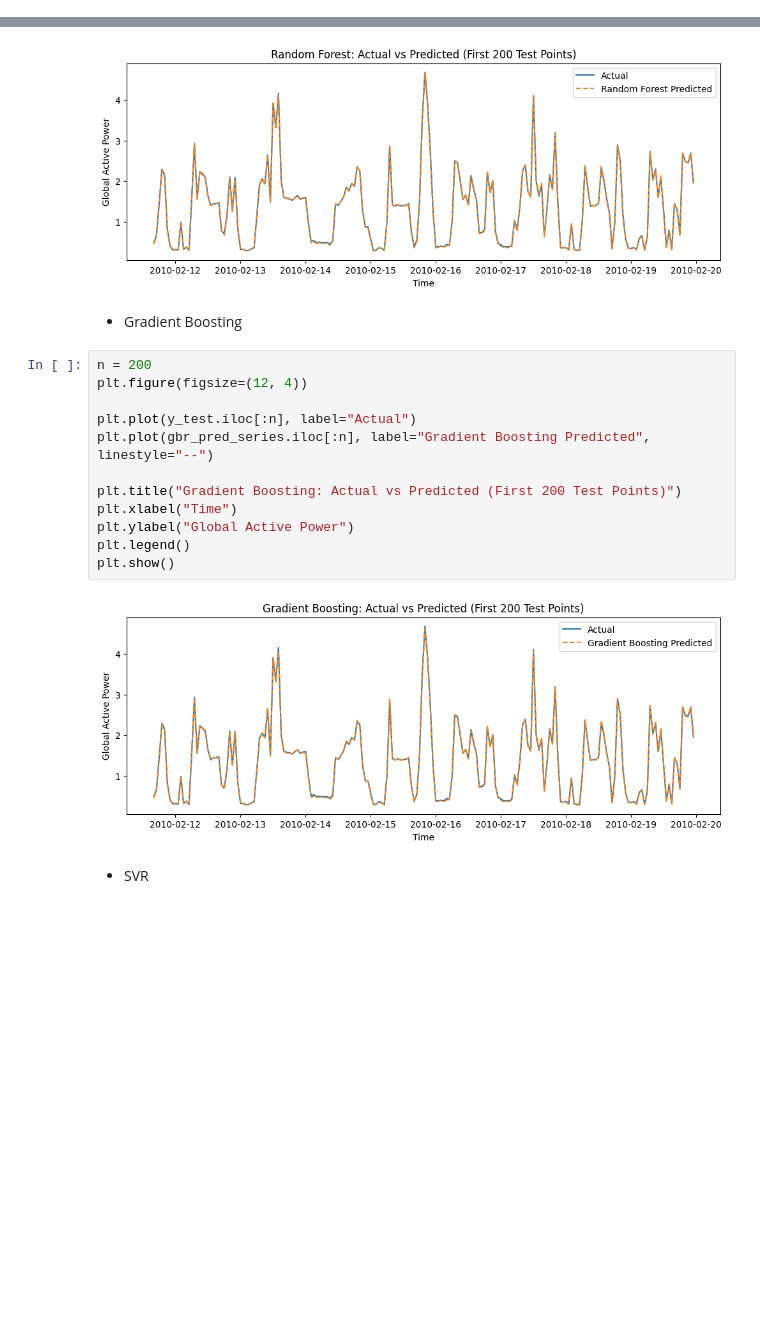
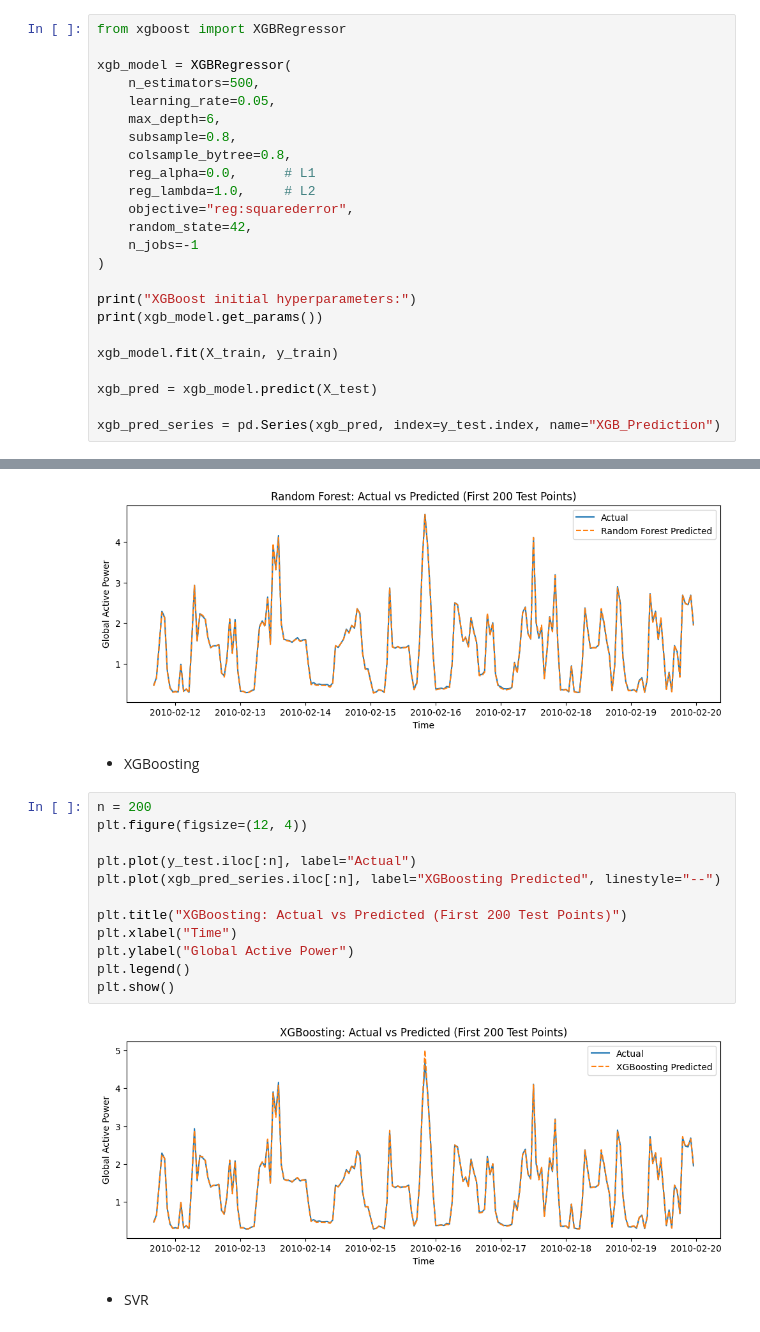
Before and after one commit to pinarrcindemirr/ML_Q1122408, a Jupyter notebook: ML_Q1122408.ipynb, the cells around one changed output, grey strips where cells are left out. Cells and saved outputs as stored; diff of their text form; blank space fills up the shorter version.

```diff
--- a/ML_Q1122408.ipynb
+++ b/ML_Q1122408.ipynb
@@ -411,0 +412,24 @@ Random Forest initial hyperparameters:
+# %%
+from xgboost import XGBRegressor
+
+xgb_model = XGBRegressor(
+    n_estimators=500,
+    learning_rate=0.05,
+    max_depth=6,
+    subsample=0.8,
+    colsample_bytree=0.8,
+    reg_alpha=0.0,      # L1
+    reg_lambda=1.0,     # L2
+    objective="reg:squarederror",
+    random_state=42,
+    n_jobs=-1
+)
+
+print("XGBoost initial hyperparameters:")
+print(xgb_model.get_params())
+
+xgb_model.fit(X_train, y_train)
+
+xgb_pred = xgb_model.predict(X_test)
+
+xgb_pred_series = pd.Series(xgb_pred, index=y_test.index, name="XGB_Prediction")
@@ -514,22 +541,22 @@ plt.legend()
 plt.show()
 # %% [output]
 [figure]
-# %% [markdown]
-* Gradient Boosting
+# %% [markdown]
+* XGBoosting
 # %%
 n = 200
 plt.figure(figsize=(12, 4))
 
 plt.plot(y_test.iloc[:n], label="Actual")
-plt.plot(gbr_pred_series.iloc[:n], label="Gradient Boosting Predicted", linestyle="--")
+plt.plot(xgb_pred_series.iloc[:n], label="XGBoosting Predicted", linestyle="--")
 
-plt.title("Gradient Boosting: Actual vs Predicted (First 200 Test Points)")
+plt.title("XGBoosting: Actual vs Predicted (First 200 Test Points)")
 plt.xlabel("Time")
 plt.ylabel("Global Active Power")
 plt.legend()
 plt.show()
 # %% [output]
-[figure, old version]
+[figure, new version]
 # %% [markdown]
 * SVR
 # %%
```
Also changed, not shown: parts of 6 cells of this notebook.
